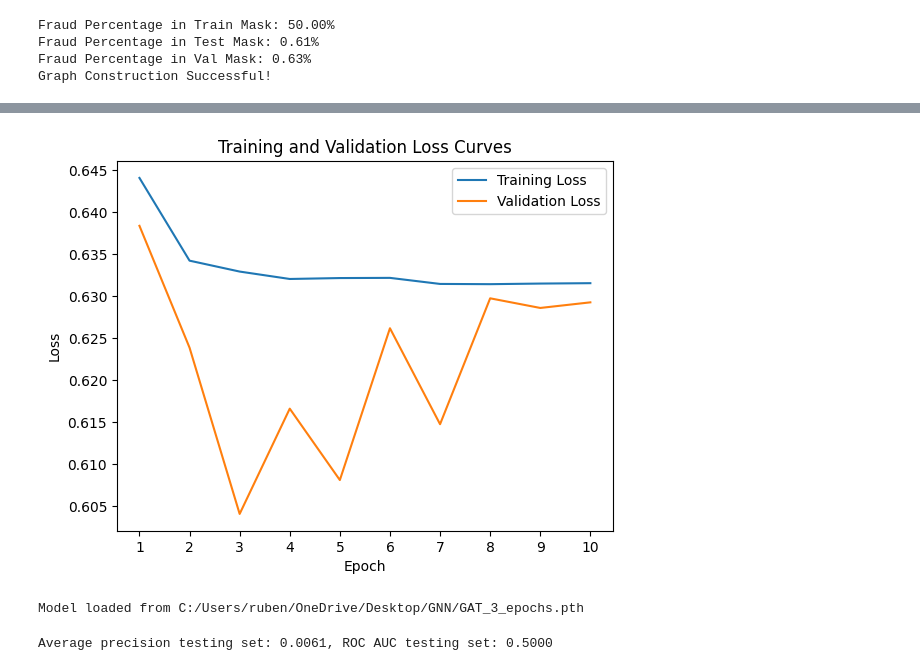
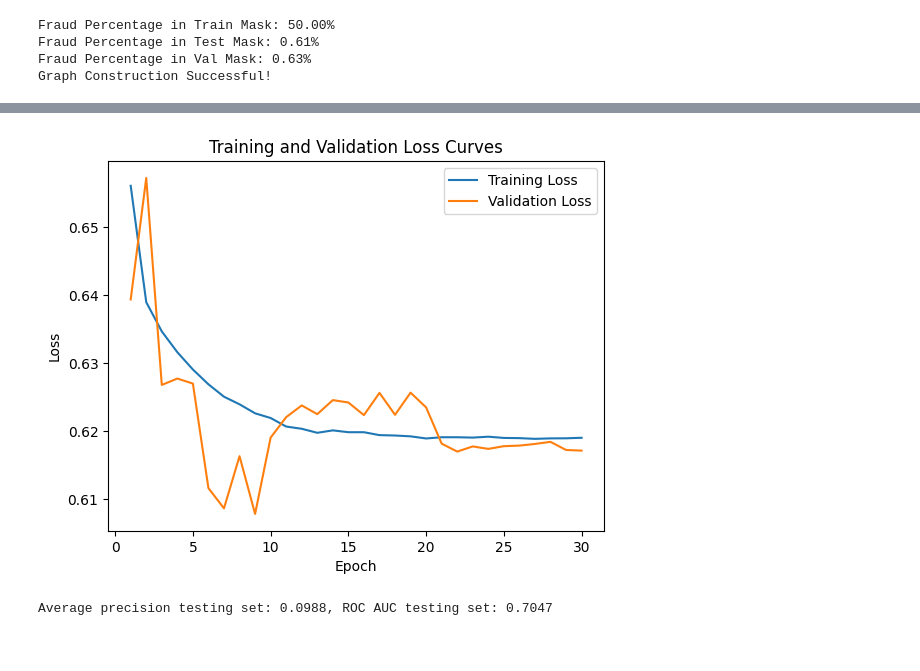
Before and after one commit to Ruben-Boeckx/Experimental-Analysis-of-GNNs-for-CCF, a Jupyter notebook: Example.ipynb, the cells around one changed output, grey strips where cells are left out. Drawn from its saved outputs; the diff is of its cells as text; code cells hidden in the pictures.

Commit message:
update graphsage

```diff
--- a/Example.ipynb
+++ b/Example.ipynb
@@ -51,30 +51,27 @@ Fraud Percentage in Test Mask: 0.61%
 Fraud Percentage in Val Mask: 0.63%
 Graph Construction Successful!
 # %%
-model = GraphSAGE2(in_channels=-1, hidden_dim=64, embedding_dim=64, output_dim=1, num_layers=2, dropout_rate=0.5, sage_aggr='mean')
+model = GraphSAGE2(hidden_dim=64, embedding_dim=64, output_dim=1, num_layers=2, dropout_rate=0.5, sage_aggr='mean')
 model = to_hetero(model, data.metadata(), aggr='sum')
 data, model = data.to(device), model.to(device)
 
-optimizer = Adam(model.parameters(), lr=0.01, weight_decay=1e-5)
+optimizer = Adam(model.parameters(), lr=0.001, weight_decay=1e-5)
 scheduler = StepLR(optimizer, step_size=10, gamma=0.1)
 criterion = torch.nn.BCEWithLogitsLoss()
 # %%
-kwargs = {'batch_size': 512, 'num_workers': 6, 'persistent_workers': True}
+kwargs = {'batch_size': 2048, 'num_workers': 6, 'persistent_workers': True}
 
 train_loader = HGTLoader(
-    data, num_samples={key: [512] for key in data.node_types},
-    input_nodes=('transaction', data['transaction'].train_mask), **kwargs
-)
+    data, num_samples={key: [2048] for key in data.node_types},
+    input_nodes=('transaction', data['transaction'].train_mask), **kwargs)
 
 test_loader = HGTLoader(
-    data, num_samples={key: [512] for key in data.node_types},
-    input_nodes=('transaction', data['transaction'].test_mask), **kwargs
-)
+    data, num_samples={key: [2048] for key in data.node_types},
+    input_nodes=('transaction', data['transaction'].test_mask), **kwargs)
 
 val_loader = HGTLoader(
-    data, num_samples={key: [512] for key in data.node_types},
-    input_nodes=('transaction', data['transaction'].val_mask), **kwargs
-)
+    data, num_samples={key: [2048] for key in data.node_types},
+    input_nodes=('transaction', data['transaction'].val_mask), **kwargs)
 # %%
 # Initialize parameters
 @torch.no_grad()
@@ -134,7 +131,7 @@ validation_losses = []
 consecutive_increases = 0
 max_consecutive_increases = 5
 
-for epoch in range(10):
+for epoch in range(30):
     loss = train()
     print(f'Epoch {epoch+1:02d}, Training loss: {loss:.4f}')
     training_losses.append(loss)
@@ -166,29 +179,22 @@ ValueError: Only one class present in y_true. ROC AUC score is not defined in th
 # %%
 import matplotlib.pyplot as plt
 
 plt.figure()
-plt.plot(range(1, 11), training_losses, label='Training Loss')
-plt.plot(range(1, 11), validation_losses, label='Validation Loss')
+plt.plot(range(1, 31), training_losses, label='Training Loss')
+plt.plot(range(1, 31), validation_losses, label='Validation Loss')
 plt.xlabel('Epoch')
 plt.ylabel('Loss')
 plt.title('Training and Validation Loss Curves')
 plt.legend()
 
-# Set x-axis to have increments of 1
-plt.xticks(range(1, 11))
-
 plt.show()
 # %% [output]
-[figure, old version]
+[figure, new version]
 # %%
-model.load_state_dict(torch.load('C:/Users/ruben/OneDrive/Desktop/GNN/GAT_3_epochs.pth'))
-print(f'Model loaded from C:/Users/ruben/OneDrive/Desktop/GNN/GAT_3_epochs.pth')
-
 y_test, y_test_pred_proba, test_loss = test(test_loader)
 ap_test = average_precision_score(y_test, y_test_pred_proba)
 roc_test = roc_auc_score(y_test, y_test_pred_proba)
 
 print(f'Average precision testing set: {ap_test:.4f}, ROC AUC testing set: {roc_test:.4f}')
 # %% [output]
-Model loaded from C:/Users/ruben/OneDrive/Desktop/GNN/GAT_3_epochs.pth
+Average precision testing set: 0.0988, ROC AUC testing set: 0.7047
-Average precision testing set: 0.0061, ROC AUC testing set: 0.5000
```
Also changed, not shown: parts of 2 cells of this notebook, 1 other file.
